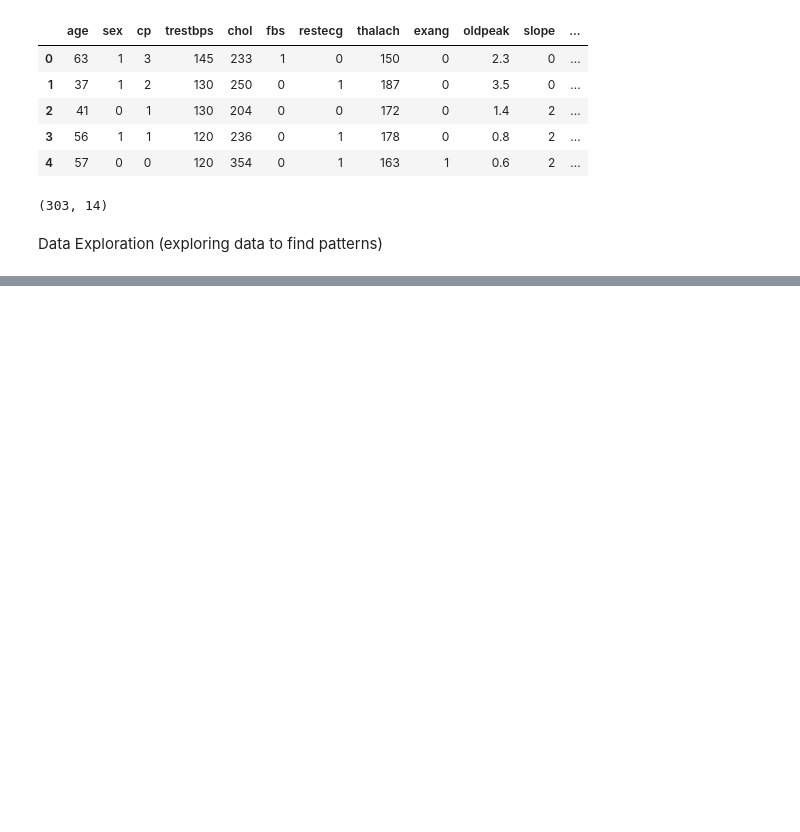
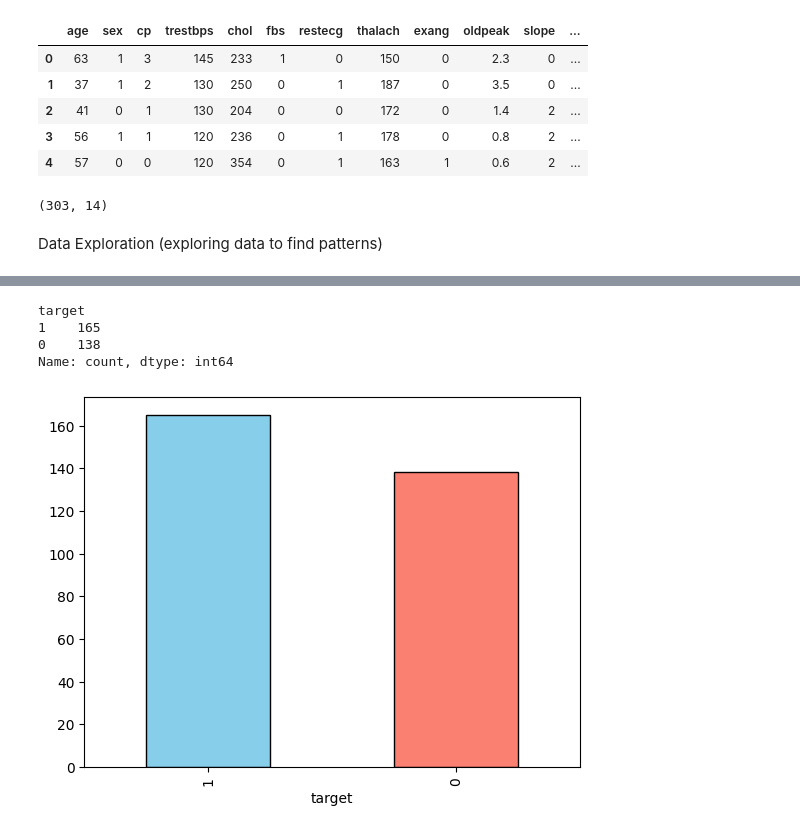
Before and after one commit to LukeOpany/disease_detection-, a Jupyter notebook: heart_disease.ipynb, the cells around one changed output, grey strips where cells are left out. Cells and saved outputs as stored; diff of their text form; code cells hidden in the pictures; blank space fills up the shorter version.

```diff
--- a/heart_disease.ipynb
+++ b/heart_disease.ipynb
@@ -43,0 +80,11 @@ Data Exploration (exploring data to find patterns)
+# %%
+df['target'].value_counts()
+# %% [output]
+target
+1    165
+0    138
+Name: count, dtype: int64
+# %%
+df['target'].value_counts().plot(kind='bar', color=['skyblue', 'salmon'], edgecolor='black');
+# %% [output]
+[figure, added]
```
Also changed, not shown: parts of 12 cells of this notebook.
